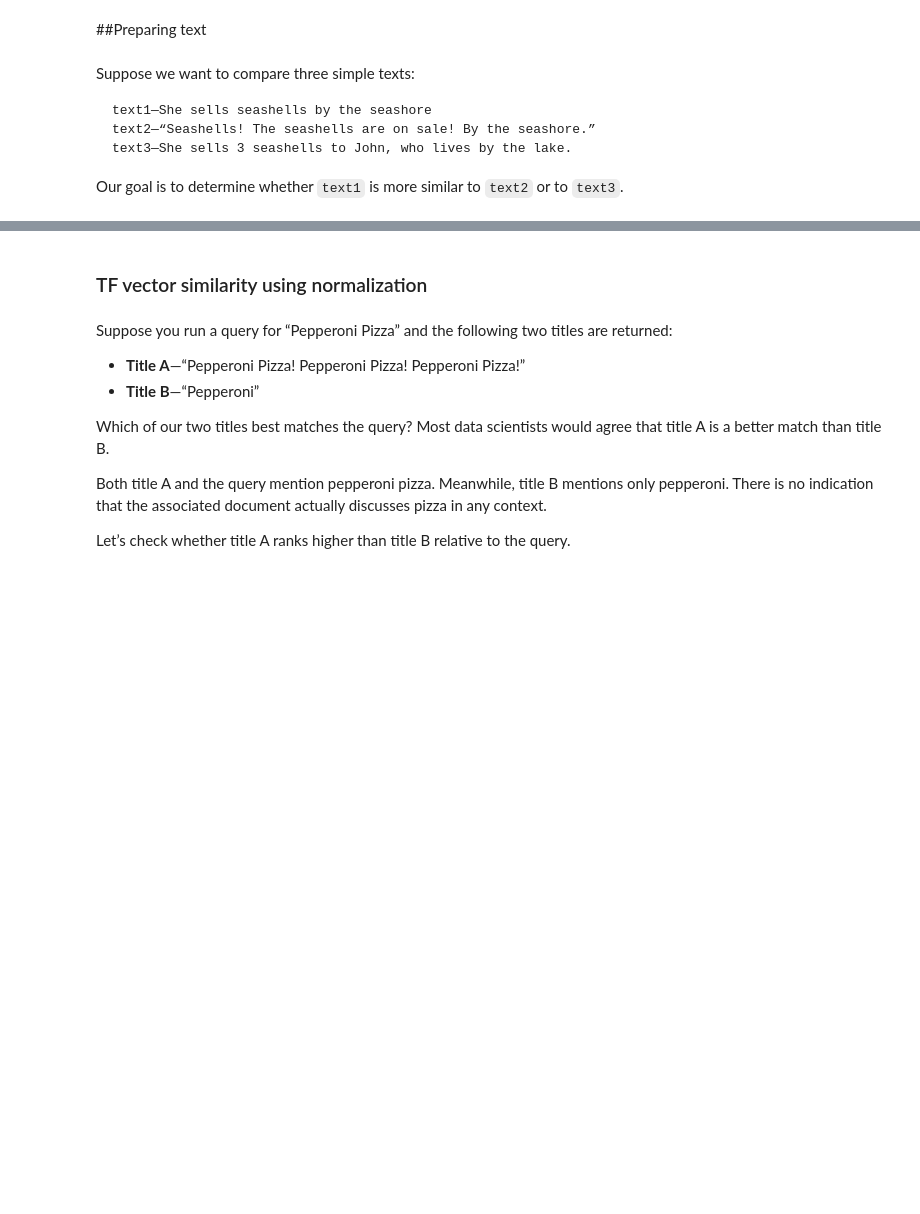
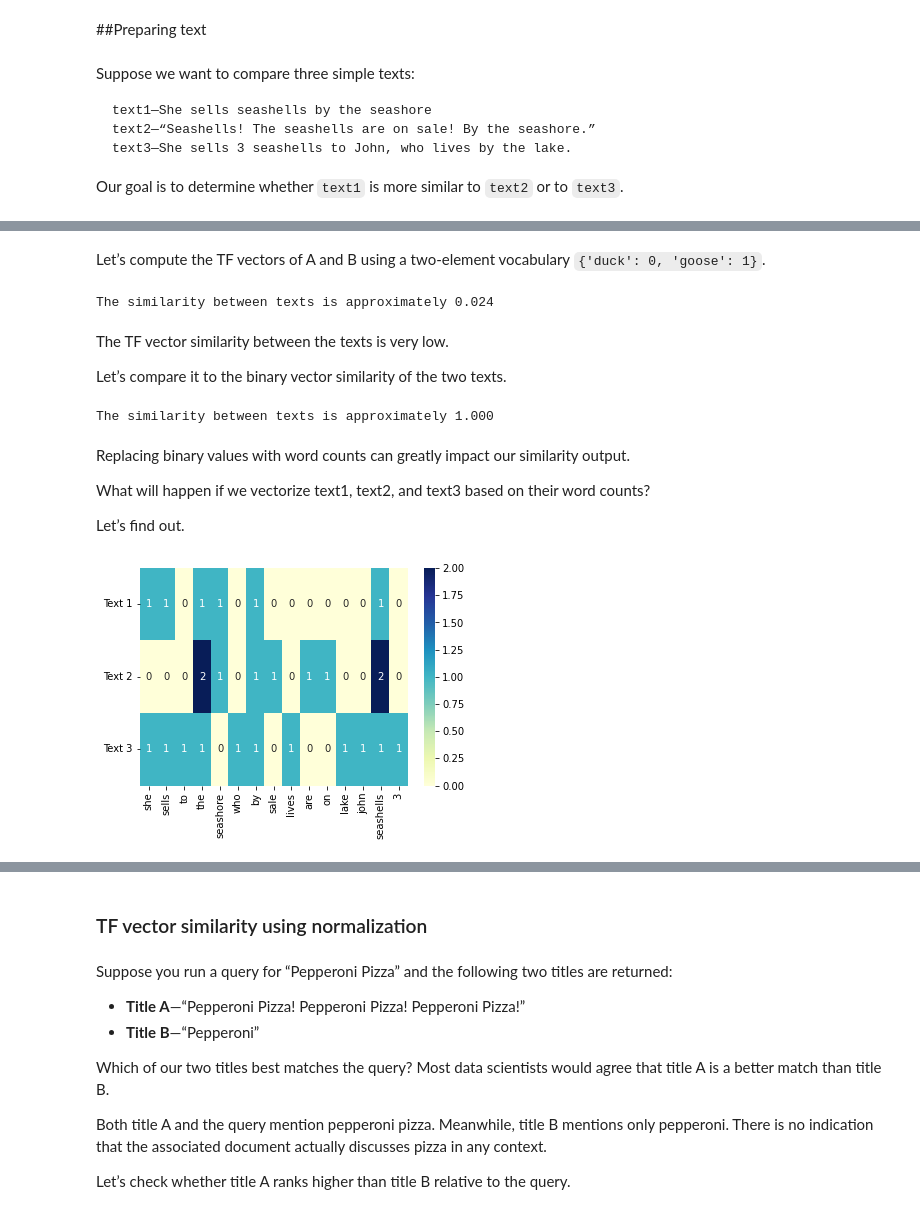
Before and after one commit to rahiakela/data-science-research-and-practice, a Jupyter notebook: data-science-bookcamp/case-study-4--job-resume-improvement/text-similarity-analysis/02_word_count_vector.ipynb, the cells around one changed output, grey strips where cells are left out. Cells and saved outputs as stored; diff of their text form; code cells hidden in the pictures; blank space fills up the shorter version.

```diff
--- a/data-science-bookcamp/case-study-4--job-resume-improvement/text-similarity-analysis/02_word_count_vector.ipynb
+++ b/data-science-bookcamp/case-study-4--job-resume-improvement/text-similarity-analysis/02_word_count_vector.ipynb
@@ -155,7 +67,0 @@ Suppose we wish to know whether the word in column $i$ is present both in `text1
-# %%
-# Finding shared words using vector arithmetic
-vector1, vector2 = vectors[:2]
-for i in range(len(vocabulary)):
-  if vector1[i] * vector2[i]:
-    shared_word = index_to_word[i]
-    print(f"'{shared_word}' is present in both texts 1 and 2")
@@ -204,6 +67,0 @@ def tanimoto_similarity(vector_a, vector_b):
-# %%
-for i, text in enumerate([text2, text3], 1):
-  print(f"text{i}: {text}")
-  print(f"vectors{i}: {vectors[i]}")
-  similarity = tanimoto_similarity(vector1, vectors[i])
-  print(f"similarity: {similarity}")
@@ -304,0 +70,65 @@ when comparing texts of different lengths.
+# %% [markdown]
+Let’s compute
+the TF vectors of A and B using a two-element vocabulary `{'duck': 0, 'goose': 1}`.
+# %%
+# Computing TF vector similarity
+A = np.array([61, 2])
+B = np.array([1, 71])
+
+similarity = tanimoto_similarity(A, B)
+print(f"The similarity between texts is approximately {similarity:.3f}")
+# %% [output]
+The similarity between texts is approximately 0.024
+# %% [markdown]
+The TF vector similarity between the texts is very low.
+
+Let’s compare it to the binary vector
+similarity of the two texts.
+# %%
+# Assessing identical vector similarity
+A = np.array([1, 1])
+B = np.array([1, 1])
+assert tanimoto_similarity(A, B) == 1
+print(f"The similarity between texts is approximately {tanimoto_similarity(A, B):.3f}")
+# %% [output]
+The similarity between texts is approximately 1.000
+# %% [markdown]
+Replacing binary values with word counts can greatly impact our similarity output.
+
+What will happen if we vectorize text1, text2, and text3 based on their word counts?
+
+Let’s find out.
+# %%
+# Assigning texts to variables
+text1 = "She sells seashells by the seashore.".lower().replace(".", '')
+text2 = "Seashells! The seashells are on sale! By the seashore.".lower().replace("!", '').replace(".", '')
+text3 = "She sells 3 seashells to John, who lives by the lake.".lower().replace(",", '').replace(".", '')
+
+# Splitting texts into words
+words_lists = [text.split() for text in [text1, text2, text3]]
+
+# Converting word lists to sets
+words_sets = [set(words) for words in words_lists]
+
+# Assigning words to numbers in a vocabulary
+words_set1, words_set2, words_set3 = words_sets
+total_words = words_set1 | words_set2 | words_set3
+
+# create word-to-index vocabulary
+vocabulary = {word: i for i, word in enumerate(total_words)}
+
+# Computing TF vectors from word lists
+tf_vectors = []
+for i, words_list in enumerate(words_lists, 1):
+  tf_vector = np.array([0] * len(vocabulary))
+  for word in words_list:
+    word_index = vocabulary[word]
+    # Update the count of each word using its vocabulary index.
+    tf_vector[word_index] += 1
+  tf_vectors.append(tf_vector)
+
+sns.heatmap(tf_vectors, cmap="YlGnBu", annot=True, xticklabels=vocabulary.keys(), yticklabels=["Text 1", "Text 2", "Text 3"])
+plt.yticks(rotation=0)
+plt.show()
+# %% [output]
+[figure, added]
```
Also changed, not shown: parts of 43 cells of this notebook.
